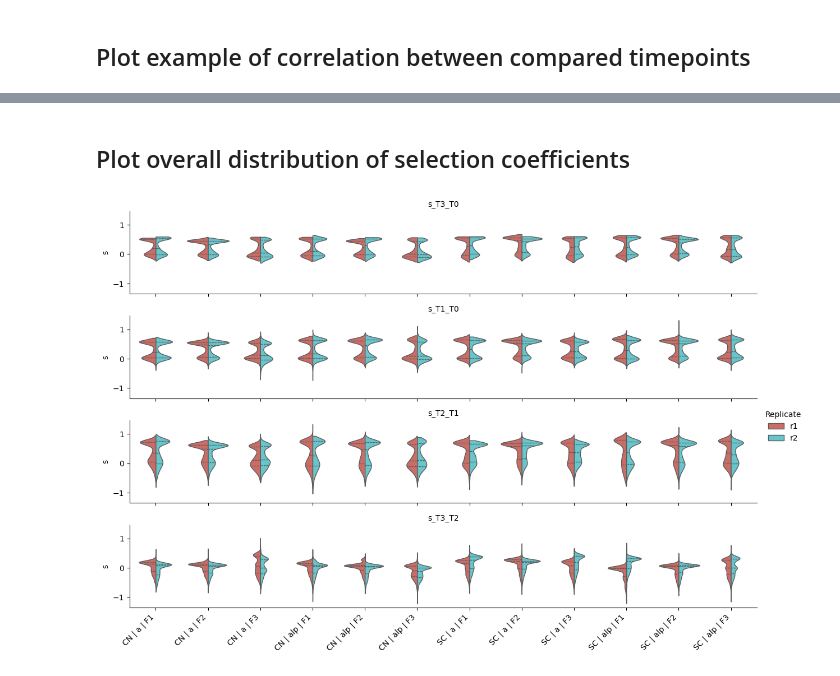
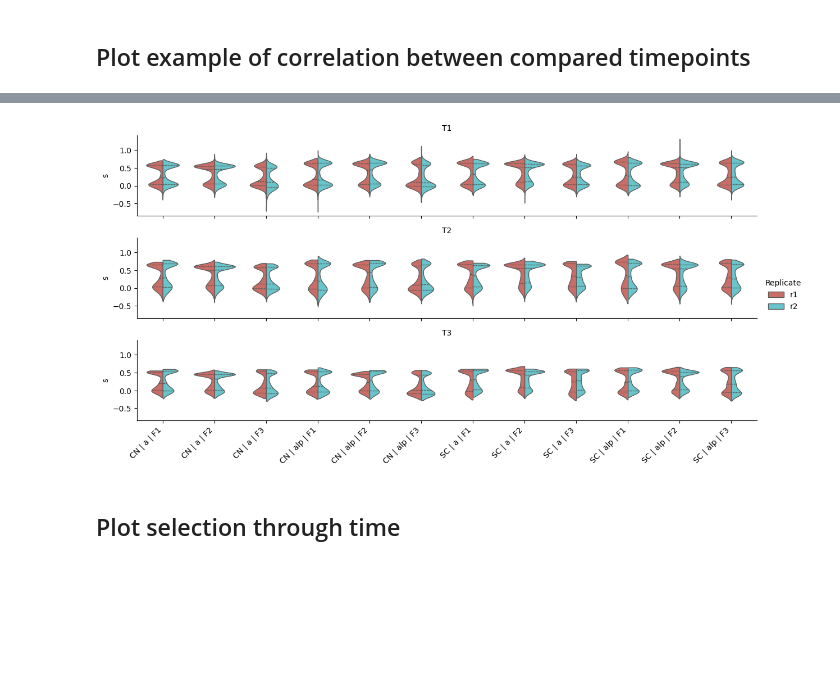
Before and after one commit to odcambc/gyoza, a Jupyter notebook: workflow/notebooks/process_read_counts.py.ipynb, the cells around one changed output, grey strips where cells are left out. Saved outputs shown, nothing was run; the diff lists cells and outputs as text; code cells hidden in the pictures; blank space fills up the shorter version.

```diff
--- a/workflow/notebooks/process_read_counts.py.ipynb
+++ b/workflow/notebooks/process_read_counts.py.ipynb
@@ -562,0 +655,3 @@ mutation_attributes_aa
+# %%
+allpos_df = pd.concat([WTdf, nonWT], ignore_index=True)
+allpos_df
@@ -563,7 +674,8 @@ mutation_attributes_aa
 # %%
-median_df = s_wide.groupby(sample_attributes+mutation_attributes_aa+['Replicate']
-                          )[selcoeff_cols+['confidence_score']
-                           ].agg(dict(zip(selcoeff_cols+['confidence_score'], ['median']*len(selcoeff_cols + ['min'])))
-                                ).reset_index(mutation_attributes_aa)
+median_df = allpos_df.groupby(sample_attributes+['Replicate','aa_pos','alt_aa']
+                          )[selcoeff_cols + ['confidence_score', 'Nham_aa', 'mutation_type']
+                           ].agg(dict(zip(selcoeff_cols + ['confidence_score', 'Nham_aa', 'mutation_type'],
+                                          ['median']*len(selcoeff_cols) + ['min', 'first', 'first']))
+                                ).reset_index(level=['aa_pos','alt_aa'])
 median_df
 # %% [output]
@@ -600,4 +716,5 @@ plt.savefig(timepoints_plot, format='svg', dpi=300)
 # %%
+mutation_attributes_aa = ['aa_pos','alt_aa','Nham_aa','mutation_type']
 median_long = median_df.melt(id_vars=mutation_attributes_aa,
                         value_vars=selcoeff_cols, var_name='Compared timepoints',
                         value_name='s', ignore_index=False).reset_index()
@@ -637,19 +736,20 @@ plt.savefig(replicates_plot, format='svg', dpi=300)
-# %% [markdown]
-## Plot overall distribution of selection coefficients
+# %%
+median_long['Sample attributes'] = median_long[sample_attributes].agg(' | '.join, axis=1)
+labels = median_long['Sample attributes'].unique()
+median_long['Compared timepoints'] = median_long['Compared timepoints'].apply(lambda x: x.split('_')[1])
 # %%
-graphdf = median_long
-graphdf['Sample attributes'] = graphdf[sample_attributes].agg(' | '.join, axis=1)
-labels = graphdf['Sample attributes'].unique()
-g = sns.catplot(graphdf, x='Sample attributes', y='s',
-                row='Compared timepoints', row_order=selcoeff_cols,
+g = sns.catplot(median_long, x='Sample attributes', y='s',
+                row='Compared timepoints', row_order=timepoints[1:],
                 hue='Replicate', palette='hls', split=True,
                 kind='violin', cut=0, linewidth=1, inner='quart',
                 height=2, aspect=.5*len(labels)
                )
 
 g.set_axis_labels('','s')
 g.set_titles(row_template='{row_name}')
 g.set_xticklabels(labels, rotation=45, ha='right')
 plt.savefig(scoeff_violin_plot, format='svg', dpi=300)
 # %% [output]
-[figure, old version]
+[figure, new version]
+# %% [markdown]
+## Plot selection through time
```
Also changed, not shown: parts of 33 cells of this notebook, 12 other files.
